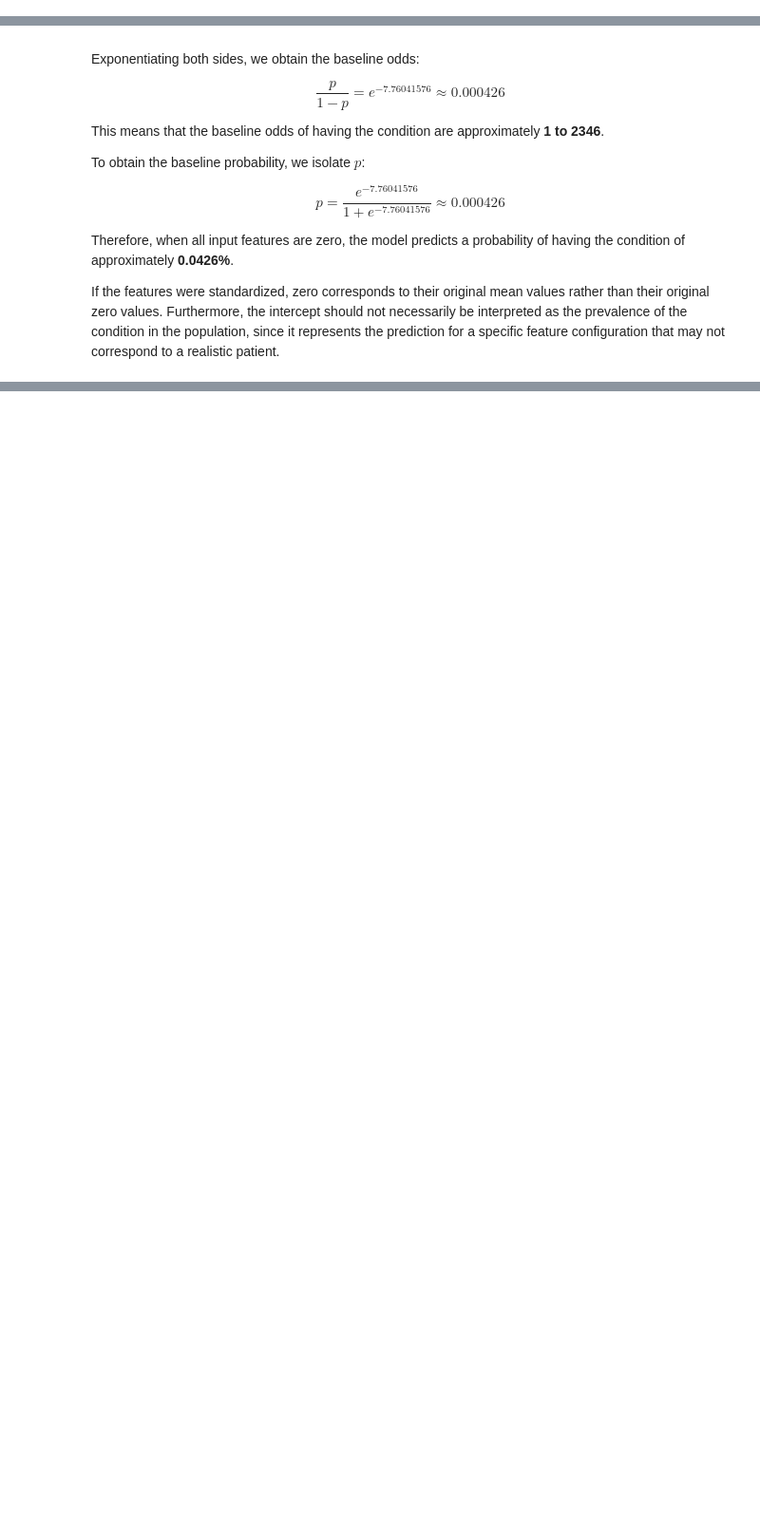
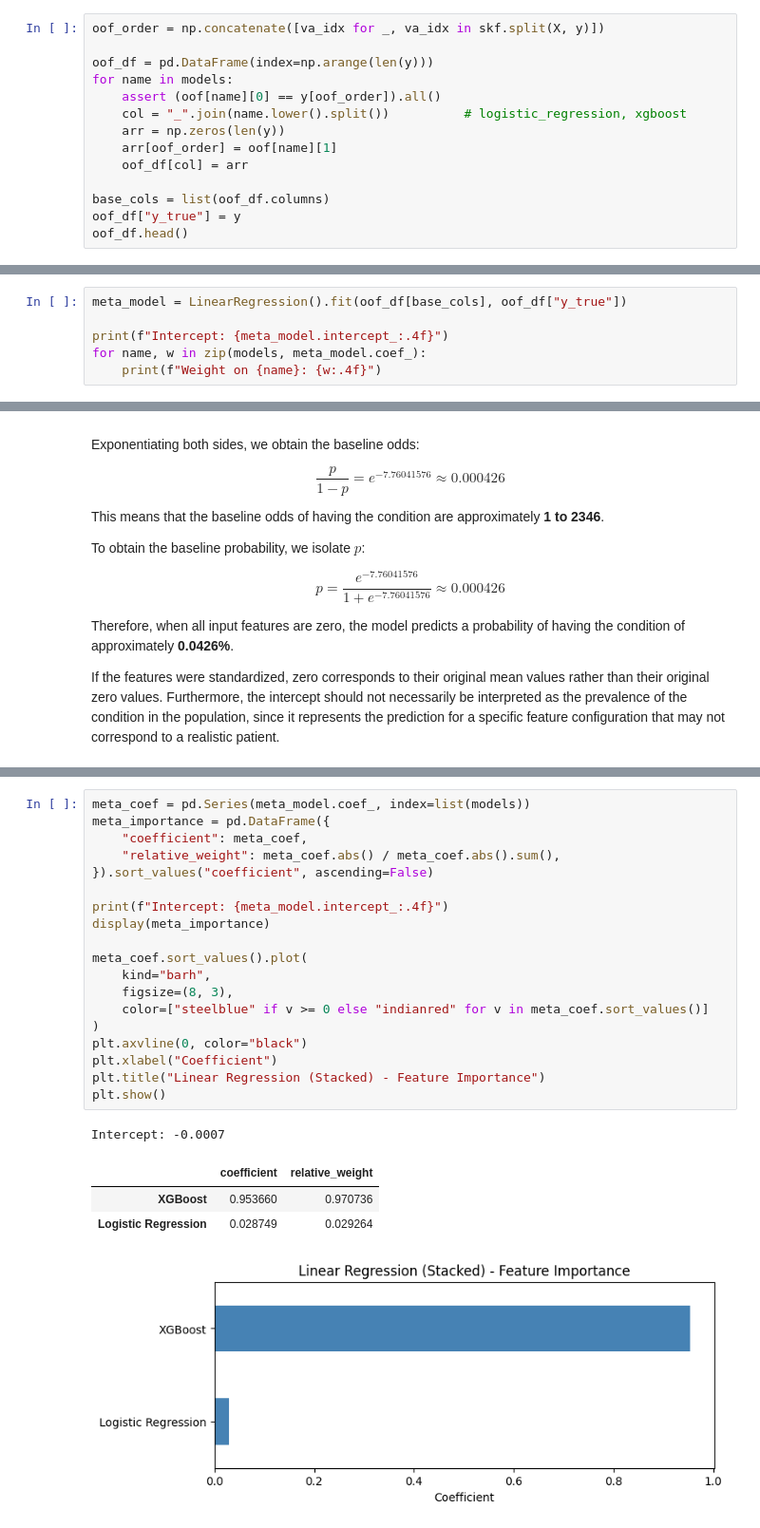
Before and after one commit to Gearlock/Thyroid-Disease-Risk-Datascience-Project, a Jupyter notebook: cs506-thyroid-cancer-prediction-project.ipynb, the cells around one changed output, grey strips where cells are left out. Shown at 95% size. Drawn from its saved outputs; the diff is of its cells as text; blank space fills up the shorter version.

```diff
--- a/cs506-thyroid-cancer-prediction-project.ipynb
+++ b/cs506-thyroid-cancer-prediction-project.ipynb
@@ -872,0 +1044,14 @@ intercept = meta_model.intercept_
+# %%
+oof_order = np.concatenate([va_idx for _, va_idx in skf.split(X, y)])
+
+oof_df = pd.DataFrame(index=np.arange(len(y)))
+for name in models:
+    assert (oof[name][0] == y[oof_order]).all()
+    col = "_".join(name.lower().split())          # logistic_regression, xgboost
+    arr = np.zeros(len(y))
+    arr[oof_order] = oof[name][1]
+    oof_df[col] = arr
+
+base_cols = list(oof_df.columns)
+oof_df["y_true"] = y
+oof_df.head()
@@ -872,0 +1109,6 @@ intercept = meta_model.intercept_
+# %%
+meta_model = LinearRegression().fit(oof_df[base_cols], oof_df["y_true"])
+
+print(f"Intercept: {meta_model.intercept_:.4f}")
+for name, w in zip(models, meta_model.coef_):
+    print(f"Weight on {name}: {w:.4f}")
@@ -1017,0 +1300,25 @@ plt.show()
+# %%
+meta_coef = pd.Series(meta_model.coef_, index=list(models))
+meta_importance = pd.DataFrame({
+    "coefficient": meta_coef,
+    "relative_weight": meta_coef.abs() / meta_coef.abs().sum(),
+}).sort_values("coefficient", ascending=False)
+
+print(f"Intercept: {meta_model.intercept_:.4f}")
+display(meta_importance)
+
+meta_coef.sort_values().plot(
+    kind="barh",
+    figsize=(8, 3),
+    color=["steelblue" if v >= 0 else "indianred" for v in meta_coef.sort_values()]
+)
+plt.axvline(0, color="black")
+plt.xlabel("Coefficient")
+plt.title("Linear Regression (Stacked) - Feature Importance")
+plt.show()
+# %% [output]
+Intercept: -0.0007
+|  | coefficient | relative_weight |
+| XGBoost | 0.953660 | 0.970736 |
+| Logistic Regression | 0.028749 | 0.029264 |
+[figure, added]
```
Also changed, not shown: parts of 40 cells of this notebook.
